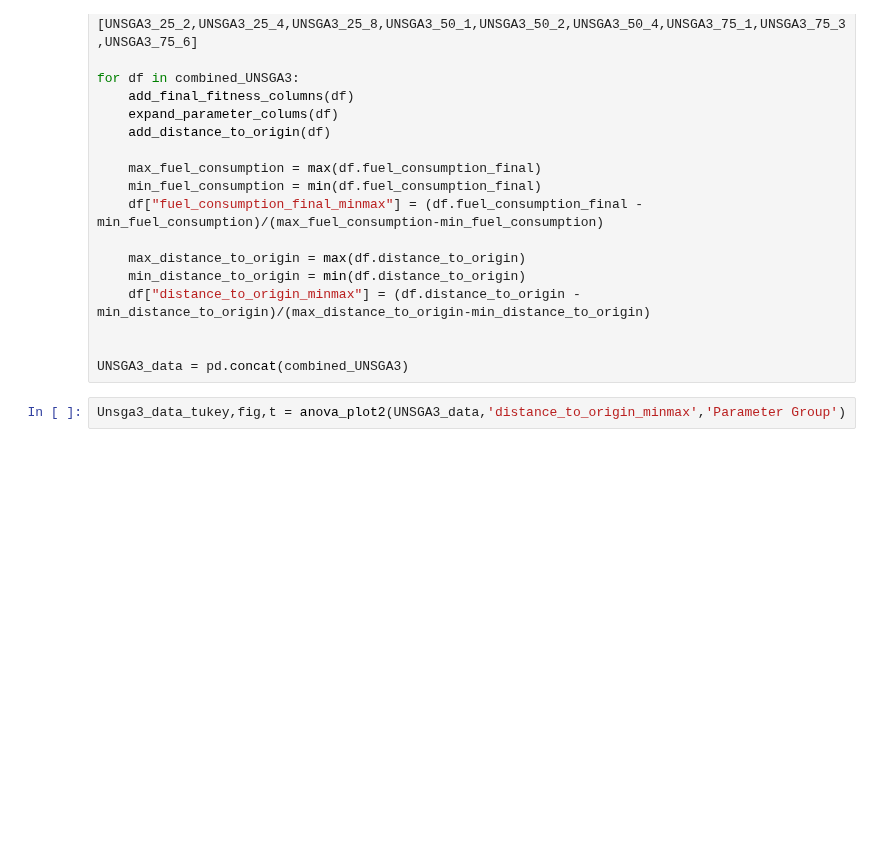
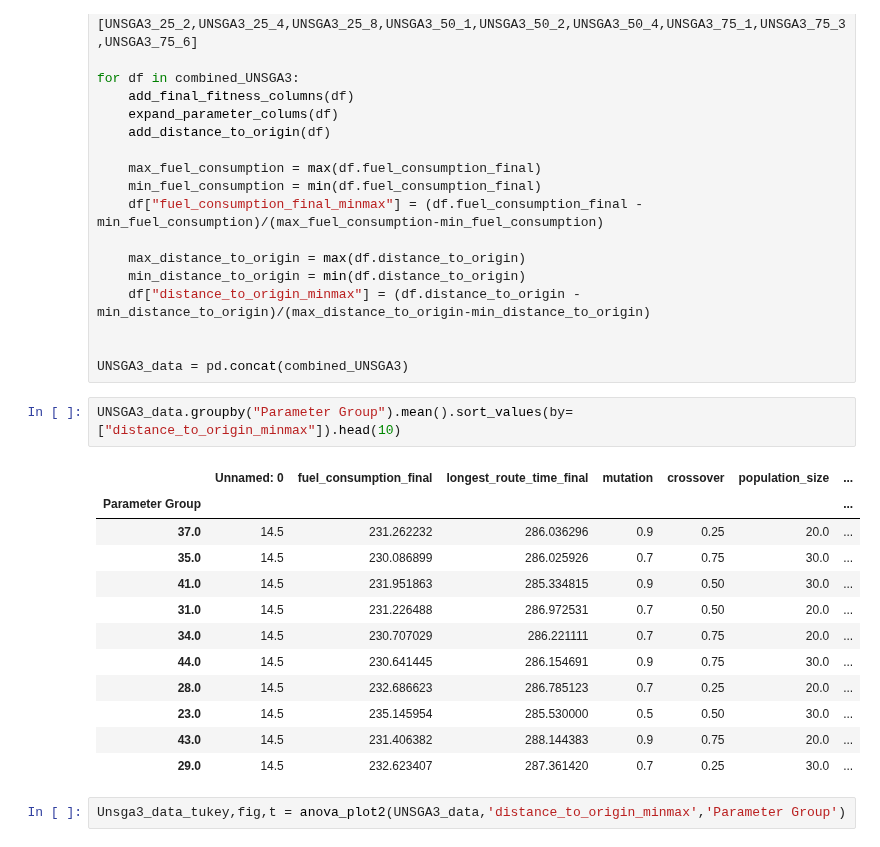
Before and after one commit to kallekj/Explorer, a Jupyter notebook: src/parameter_decision.ipynb, the cells around one changed output. Drawn from its saved outputs; the diff is of its cells as text; blank space fills up the shorter version.

```diff
--- a/src/parameter_decision.ipynb
+++ b/src/parameter_decision.ipynb
@@ -327,6 +435,21 @@ for df in combined_UNSGA3:
 
 
 UNSGA3_data = pd.concat(combined_UNSGA3)
+# %%
+UNSGA3_data.groupby("Parameter Group").mean().sort_values(by=["distance_to_origin_minmax"]).head(10)
+# %% [output]
+|  | Unnamed: 0 | fuel_consumption_final | longest_route_time_final | mutation | crossover | population_size | ... |
+| Parameter Group |  |  |  |  |  |  | ... |
+| 37.0 | 14.5 | 231.262232 | 286.036296 | 0.9 | 0.25 | 20.0 | ... |
+| 35.0 | 14.5 | 230.086899 | 286.025926 | 0.7 | 0.75 | 30.0 | ... |
+| 41.0 | 14.5 | 231.951863 | 285.334815 | 0.9 | 0.50 | 30.0 | ... |
+| 31.0 | 14.5 | 231.226488 | 286.972531 | 0.7 | 0.50 | 20.0 | ... |
+| 34.0 | 14.5 | 230.707029 | 286.221111 | 0.7 | 0.75 | 20.0 | ... |
+| 44.0 | 14.5 | 230.641445 | 286.154691 | 0.9 | 0.75 | 30.0 | ... |
+| 28.0 | 14.5 | 232.686623 | 286.785123 | 0.7 | 0.25 | 20.0 | ... |
+| 23.0 | 14.5 | 235.145954 | 285.530000 | 0.5 | 0.50 | 30.0 | ... |
+| 43.0 | 14.5 | 231.406382 | 288.144383 | 0.9 | 0.75 | 20.0 | ... |
+| 29.0 | 14.5 | 232.623407 | 287.361420 | 0.7 | 0.25 | 30.0 | ... |
 # %%
 Unsga3_data_tukey,fig,t = anova_plot2(UNSGA3_data,'distance_to_origin_minmax','Parameter Group')
 # %% [output]
```
Also changed, not shown: parts of 10 cells of this notebook, 8 other files.
